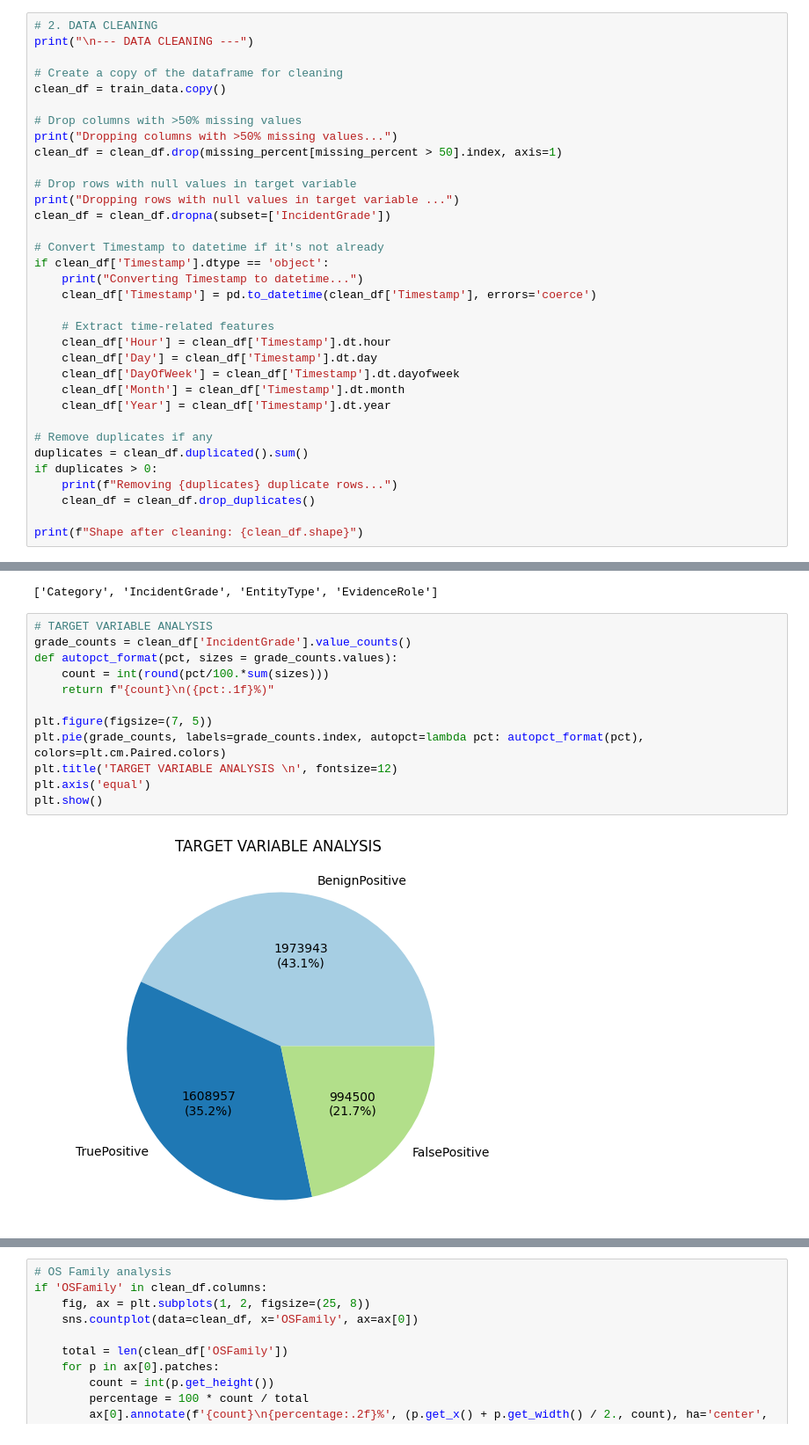
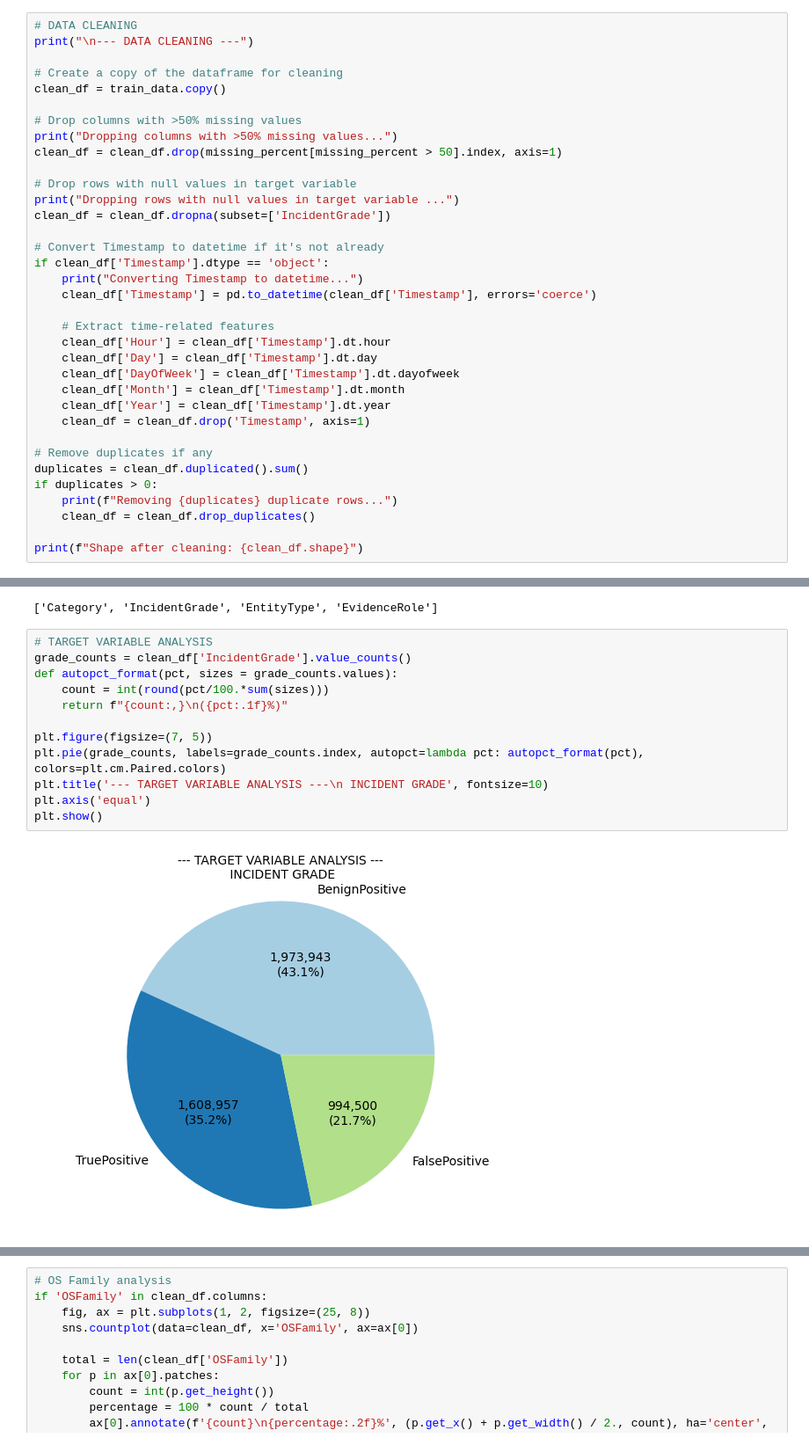
Before and after one commit to Pooja-Spandana/Guvi---Microsoft-Cybersecurity, a Jupyter notebook: Notebooks/new.ipynb, the cells around one changed output, grey strips where cells are left out. Shown at 88% size. Cells and saved outputs as stored; diff of their text form.

```diff
--- a/Notebooks/new.ipynb
+++ b/Notebooks/new.ipynb
@@ -129,7 +121,7 @@ LastVerdict               3642221           76.542687
 MitreTechniques           2733136           57.437913
 IncidentGrade               25775            0.541672
 # %%
-# 2. DATA CLEANING
+# DATA CLEANING
 print("\n--- DATA CLEANING ---")
 
 # Create a copy of the dataframe for cleaning
@@ -154,6 +146,7 @@ if clean_df['Timestamp'].dtype == 'object':
     clean_df['DayOfWeek'] = clean_df['Timestamp'].dt.dayofweek
     clean_df['Month'] = clean_df['Timestamp'].dt.month
     clean_df['Year'] = clean_df['Timestamp'].dt.year
+    clean_df = clean_df.drop('Timestamp', axis=1)
 
 # Remove duplicates if any
 duplicates = clean_df.duplicated().sum()
@@ -258,14 +251,14 @@ cat_features
 # %%
 # TARGET VARIABLE ANALYSIS
 grade_counts = clean_df['IncidentGrade'].value_counts()
 def autopct_format(pct, sizes = grade_counts.values):
     count = int(round(pct/100.*sum(sizes)))
-    return f"{count}\n({pct:.1f}%)"
+    return f"{count:,}\n({pct:.1f}%)"
 
 plt.figure(figsize=(7, 5))
 plt.pie(grade_counts, labels=grade_counts.index, autopct=lambda pct: autopct_format(pct), colors=plt.cm.Paired.colors)
-plt.title('TARGET VARIABLE ANALYSIS \n', fontsize=12)
+plt.title('--- TARGET VARIABLE ANALYSIS ---\n INCIDENT GRADE', fontsize=10)
 plt.axis('equal')
 plt.show()
 # %% [output]
-[figure, old version]
+[figure, new version]
```
Also changed, not shown: parts of 47 cells of this notebook.
